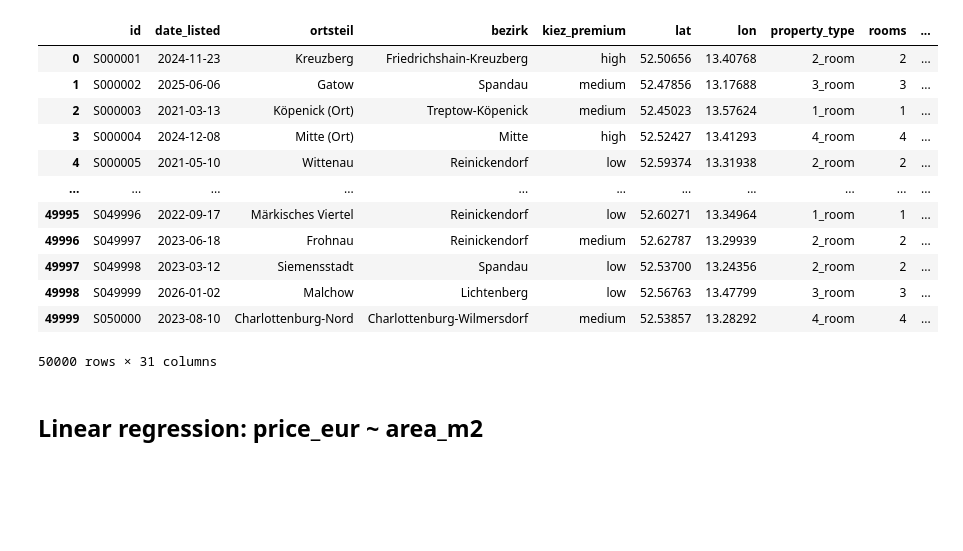
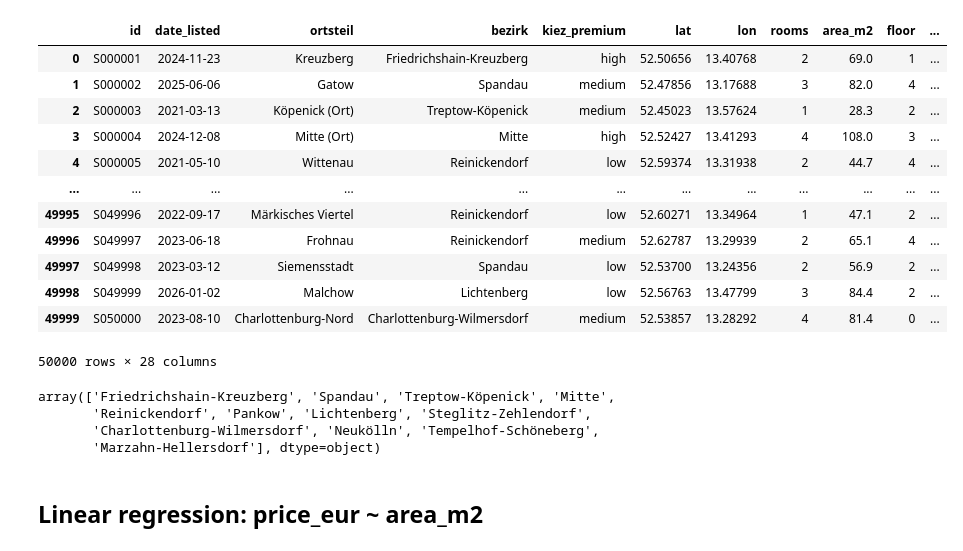
Before and after one commit to MarieKatha/berlin-property-intelligence, a Jupyter notebook: notebooks/notebook_fabian.ipynb, the cells around one changed output. Cells and saved outputs as stored; diff of their text form; code cells hidden in the pictures; blank space fills up the shorter version.

```diff
--- a/notebooks/notebook_fabian.ipynb
+++ b/notebooks/notebook_fabian.ipynb
@@ -22,20 +41,27 @@ print(raw_rentals_df.shape)
 # %%
-raw_secondary_sales_df.drop(["price_usd"],inplace=True)
-raw_secondary_sales_df.drop(["price_per_m2_usd"],inplace=True)
+raw_secondary_sales_df.drop(columns=["price_usd","price_per_m2_usd","property_type"],inplace=True)
+raw_secondary_sales_df
 # %% [output]
-|  | id | date_listed | ortsteil | bezirk | kiez_premium | lat | lon | property_type | rooms | ... |
-| 0 | S000001 | 2024-11-23 | Kreuzberg | Friedrichshain-Kreuzberg | high | 52.50656 | 13.40768 | 2_room | 2 | ... |
-| 1 | S000002 | 2025-06-06 | Gatow | Spandau | medium | 52.47856 | 13.17688 | 3_room | 3 | ... |
-| 2 | S000003 | 2021-03-13 | Köpenick (Ort) | Treptow-Köpenick | medium | 52.45023 | 13.57624 | 1_room | 1 | ... |
-| 3 | S000004 | 2024-12-08 | Mitte (Ort) | Mitte | high | 52.52427 | 13.41293 | 4_room | 4 | ... |
-| 4 | S000005 | 2021-05-10 | Wittenau | Reinickendorf | low | 52.59374 | 13.31938 | 2_room | 2 | ... |
-| ... | ... | ... | ... | ... | ... | ... | ... | ... | ... | ... |
-| 49995 | S049996 | 2022-09-17 | Märkisches Viertel | Reinickendorf | low | 52.60271 | 13.34964 | 1_room | 1 | ... |
-| 49996 | S049997 | 2023-06-18 | Frohnau | Reinickendorf | medium | 52.62787 | 13.29939 | 2_room | 2 | ... |
-| 49997 | S049998 | 2023-03-12 | Siemensstadt | Spandau | low | 52.53700 | 13.24356 | 2_room | 2 | ... |
-| 49998 | S049999 | 2026-01-02 | Malchow | Lichtenberg | low | 52.56763 | 13.47799 | 3_room | 3 | ... |
-| 49999 | S050000 | 2023-08-10 | Charlottenburg-Nord | Charlottenburg-Wilmersdorf | medium | 52.53857 | 13.28292 | 4_room | 4 | ... |
+|  | id | date_listed | ortsteil | bezirk | kiez_premium | lat | lon | rooms | area_m2 | floor | ... |
+| 0 | S000001 | 2024-11-23 | Kreuzberg | Friedrichshain-Kreuzberg | high | 52.50656 | 13.40768 | 2 | 69.0 | 1 | ... |
+| 1 | S000002 | 2025-06-06 | Gatow | Spandau | medium | 52.47856 | 13.17688 | 3 | 82.0 | 4 | ... |
+| 2 | S000003 | 2021-03-13 | Köpenick (Ort) | Treptow-Köpenick | medium | 52.45023 | 13.57624 | 1 | 28.3 | 2 | ... |
+| 3 | S000004 | 2024-12-08 | Mitte (Ort) | Mitte | high | 52.52427 | 13.41293 | 4 | 108.0 | 3 | ... |
+| 4 | S000005 | 2021-05-10 | Wittenau | Reinickendorf | low | 52.59374 | 13.31938 | 2 | 44.7 | 4 | ... |
+| ... | ... | ... | ... | ... | ... | ... | ... | ... | ... | ... | ... |
+| 49995 | S049996 | 2022-09-17 | Märkisches Viertel | Reinickendorf | low | 52.60271 | 13.34964 | 1 | 47.1 | 2 | ... |
+| 49996 | S049997 | 2023-06-18 | Frohnau | Reinickendorf | medium | 52.62787 | 13.29939 | 2 | 65.1 | 4 | ... |
+| 49997 | S049998 | 2023-03-12 | Siemensstadt | Spandau | low | 52.53700 | 13.24356 | 2 | 56.9 | 2 | ... |
+| 49998 | S049999 | 2026-01-02 | Malchow | Lichtenberg | low | 52.56763 | 13.47799 | 3 | 84.4 | 2 | ... |
+| 49999 | S050000 | 2023-08-10 | Charlottenburg-Nord | Charlottenburg-Wilmersdorf | medium | 52.53857 | 13.28292 | 4 | 81.4 | 0 | ... |
-50000 rows × 31 columns
+50000 rows × 28 columns
+# %%
+raw_secondary_sales_df["bezirk"].unique()
+# %% [output]
+array(['Friedrichshain-Kreuzberg', 'Spandau', 'Treptow-Köpenick', 'Mitte',
+       'Reinickendorf', 'Pankow', 'Lichtenberg', 'Steglitz-Zehlendorf',
+       'Charlottenburg-Wilmersdorf', 'Neukölln', 'Tempelhof-Schöneberg',
+       'Marzahn-Hellersdorf'], dtype=object)
 # %% [markdown]
 ## Linear regression: price_eur ~ area_m2
 # %%
```
Also changed, not shown: parts of 73 cells of this notebook, 2 other files.
